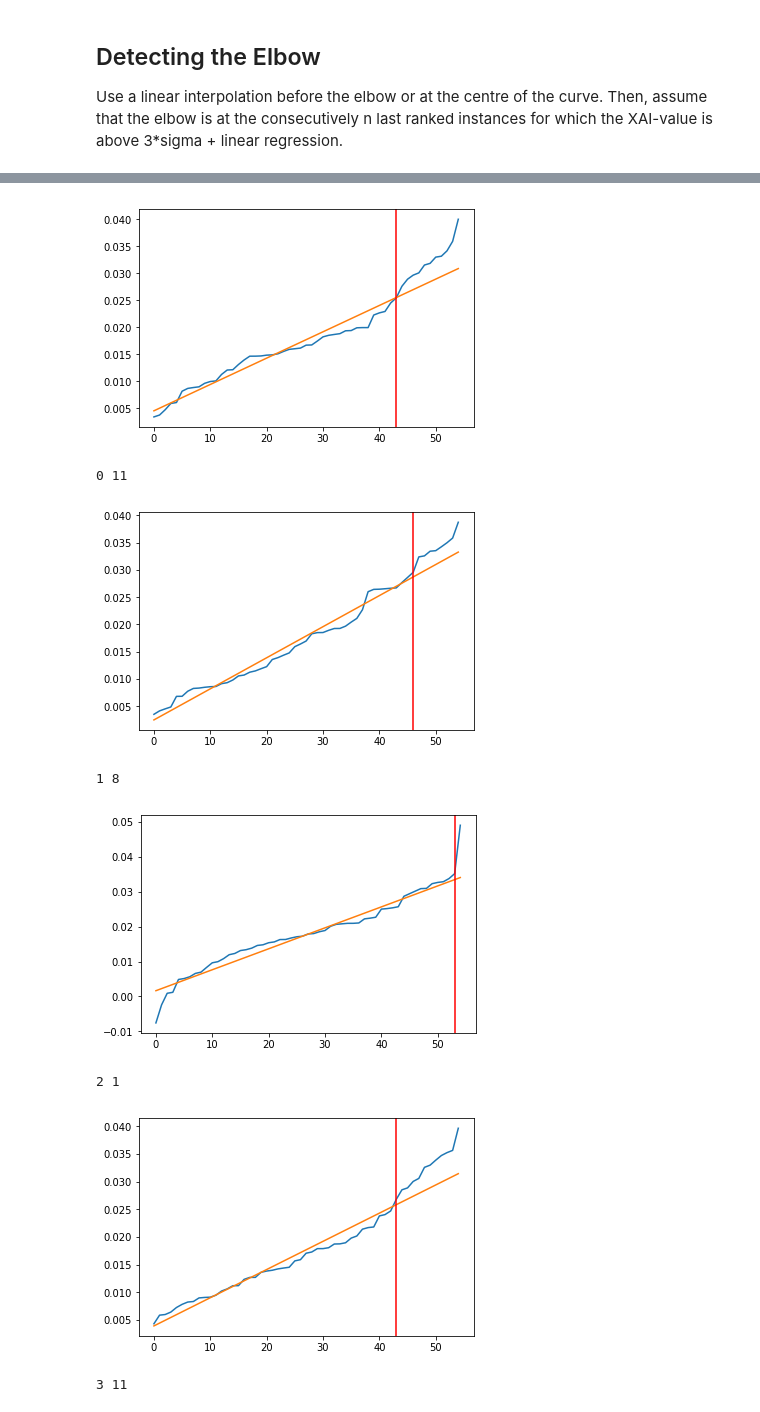
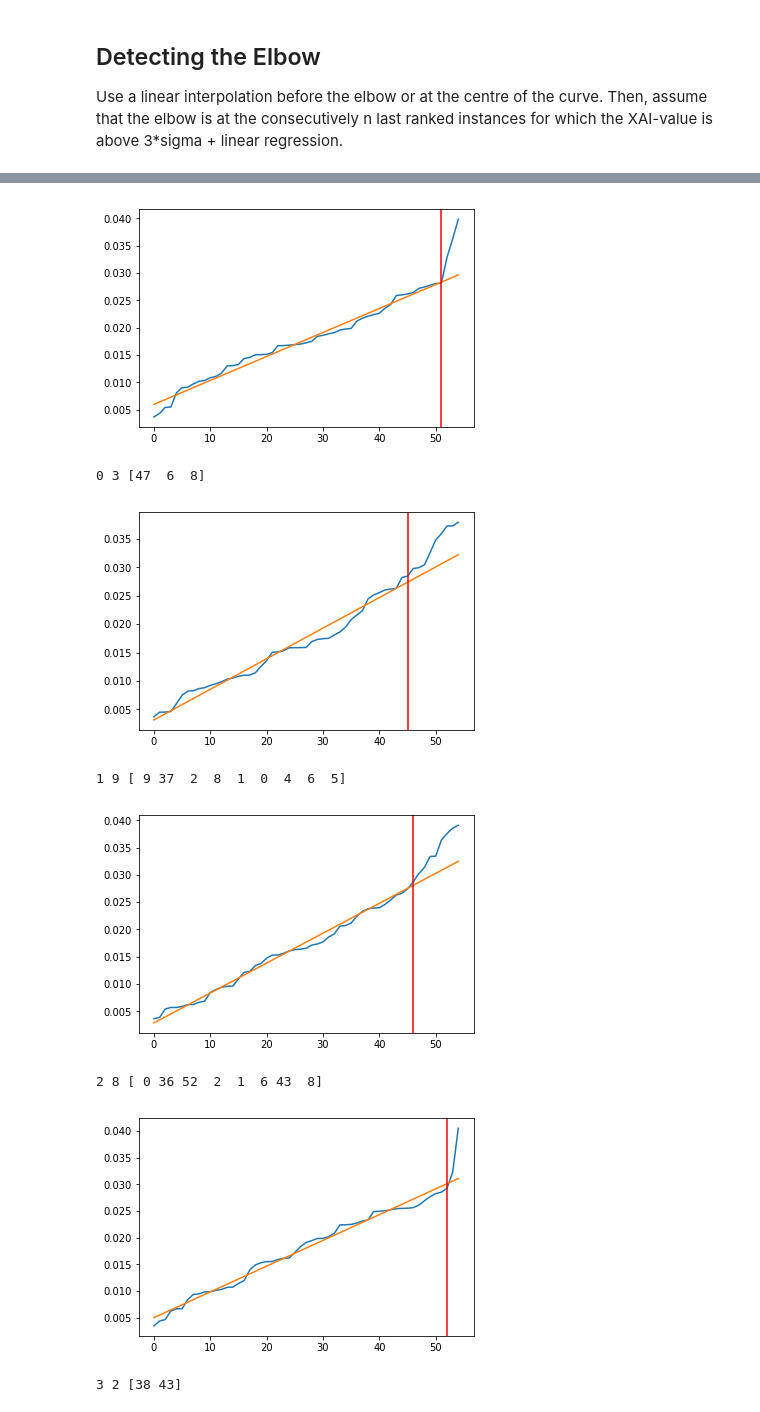
Before and after one commit to TobiasW1891/Finance, a Jupyter notebook: Hierarchichal Clustering Sector Data.ipynb, the cells around one changed output, grey strips where cells are left out. Cells and saved outputs as stored; diff of their text form; code cells hidden in the pictures.

```diff
--- a/Hierarchichal Clustering Sector Data.ipynb
+++ b/Hierarchichal Clustering Sector Data.ipynb
@@ -894,3 +867,37 @@ def DetectElbow(Data, lower, upper, Deviation = 3, plot = False):
+# %%
+
+def DetectElbow(Data, lower, upper, Deviation = 3, plot = False):
+    # Input: Data and a lower/upper index for the range to use for linear interpolation
+    # output: The index I for which all Data[-i:-1] are clearly above the linear regression
+    #         i.e. the elbow starts at Data[-i]
+    #         and all Features which are deemed relevant
+
+    Index = np.argsort(Data)
+    Sorted = np.sort(Data)
+    LR = linregress(np.arange(lower, upper),
+                   Sorted[lower:upper])
+
+    residua = Sorted - (LR.intercept + LR.slope * np.arange(len(Data)))
+
+    Output = None
+    RelevantIndex = None
+    if residua[-1] > Deviation* LR.stderr:
+        Check = True
+        i = 1
+        while Check:
+            i+=1
+            Check = (residua[len(residua)-i] > Deviation*LR.stderr)
+        Output = i
+        RelevantIndex = Index[len(Index)-i+1:] # last i Index values, i,e. highest values
+
+    if plot:
+            plt.plot(Sorted)
+            plt.plot(LR.intercept + LR.slope * np.arange(len(Data)))
+            plt.axvline(len(residua)-i,
+                       c="red")
+            plt.show()
+
+    return([Output-1, RelevantIndex])
 # %%
 DetectElbow(XAI[LabelNaiveOrdered==5,:].mean(0), 0, 45, 3, True)
 # %% [output]
@@ -899,4 +906,9 @@ DetectElbow(XAI[LabelNaiveOrdered==5,:].mean(0), 0, 45, 3, True)
 # %%
+AllRelevant = np.array([])
+
 for j in range(nKM):
-    print(j, DetectElbow(XAI[LabelNaiveOrdered==j,:].mean(0), 0, 50, 100, False))
+    DE = DetectElbow(XAI[LabelNaiveOrdered==j,:].mean(0), 0, 50, 100, False)
+    print(j, DE)
+    AllRelevant=np.concatenate([AllRelevant,DE[1]])
+print(AllRelevant)
 # %% [output]
@@ -911,13 +926,15 @@ for j in range(nKM):
 # %%
 # and with plots
 for j in range(nKM):
-    print(j, DetectElbow(XAI[LabelNaiveOrdered==j,:].mean(0), 0, 50, 100, True))
+    #DetectElbow(XAI[LabelNaiveOrdered==j,:].mean(0), 0, 50, 100, True)
+    DE = DetectElbow(XAI[LabelNaiveOrdered==j,:].mean(0), 0, 50, 100, True)
+    print(j, DE[0], DE[1] )
 # %% [output]
-[figure, old version]
+[figure, new version]
-0 11
+0 3 [47  6  8]
-[figure, old version]
+[figure, new version]
-1 8
+1 9 [ 9 37  2  8  1  0  4  6  5]
-[figure, old version]
+[figure, new version]
-2 1
+2 8 [ 0 36 52  2  1  6 43  8]
-[figure, old version]
+[figure, new version]
-3 11
+3 2 [38 43]
```
Also changed, not shown: parts of 54 cells of this notebook.
